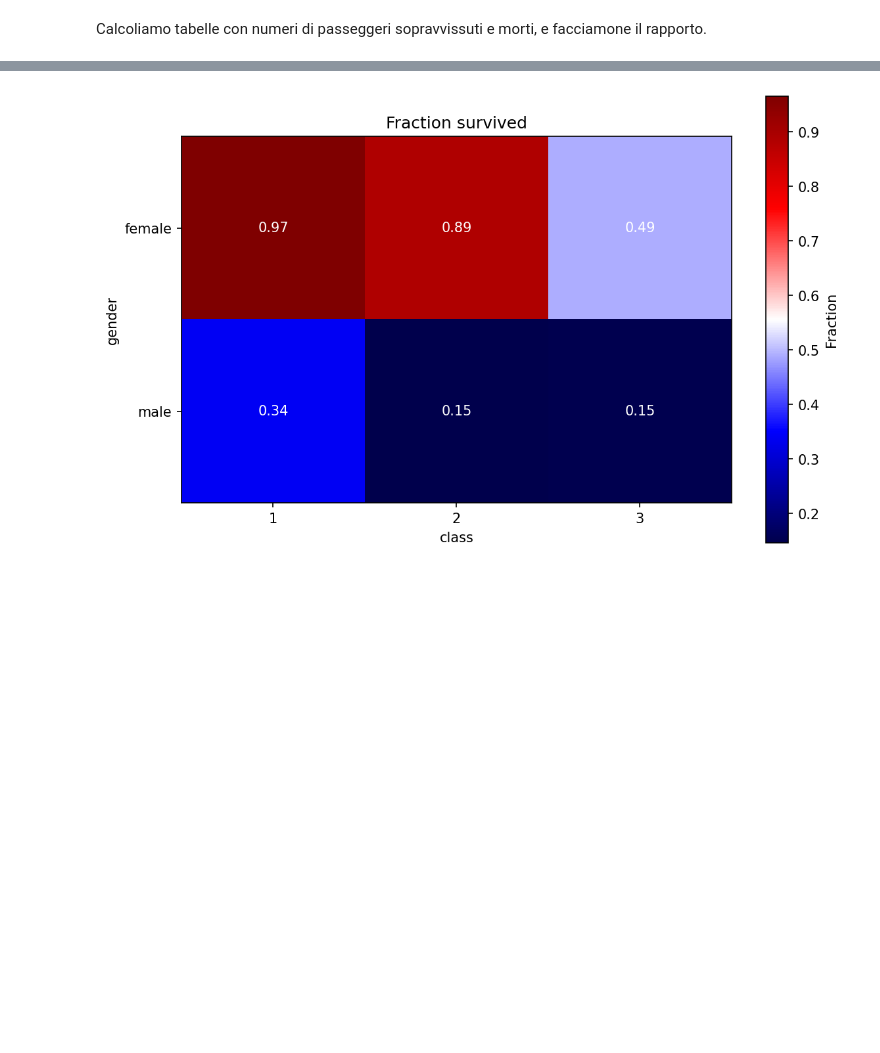
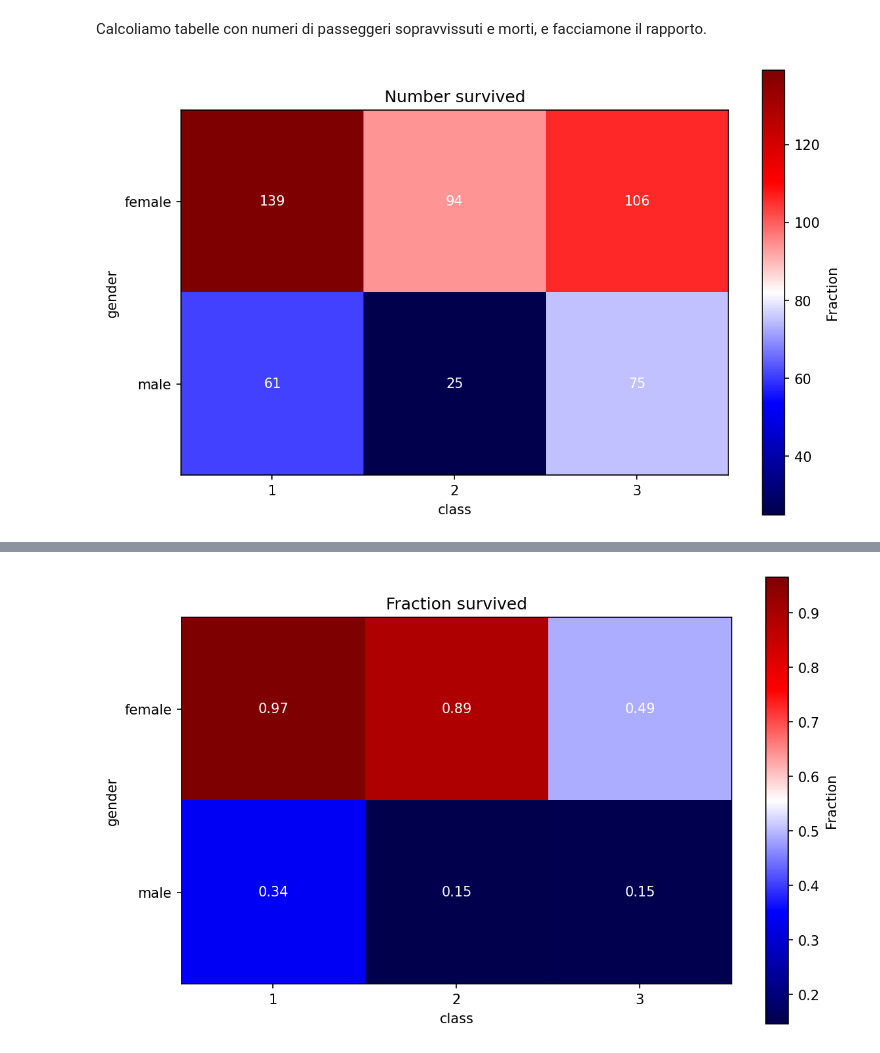
Before and after one commit to lucalista/analisi-dati-2023, a Jupyter notebook: 03.03.00__Titanic.ipynb, the cells around one changed output, grey strips where cells are left out. Cells and saved outputs as stored; diff of their text form; code cells hidden in the pictures; blank space fills up the shorter version.

```diff
--- a/03.03.00__Titanic.ipynb
+++ b/03.03.00__Titanic.ipynb
@@ -542,6 +571,10 @@ plot_map(map, 'Number of passengers','Number')
 # %% [markdown]
 Calcoliamo tabelle con numeri di passeggeri sopravvissuti e morti, e facciamone il rapporto.
 # %%
-map_survived=df[df.survived==1].groupby(['sex','pclass']).size().unstack(level=1)
-map_dead=df[df.survived==0].groupby(['sex','pclass']).size().unstack(level=1)
-map_prob=map_survived/(map)
+xtable_survived = df[df.survived==1].groupby(['sex','pclass']).size().unstack(level=1)
+xtable_dead = df[df.survived==0].groupby(['sex','pclass']).size().unstack(level=1)
+xtable_prob = xtable_survived/(xtable)
+# %%
+plot_map(xtable_survived, 'Number survived', 'Fraction', '{:.0f}')
+# %% [output]
+[figure, added]
```
Also changed, not shown: parts of 34 cells of this notebook.
